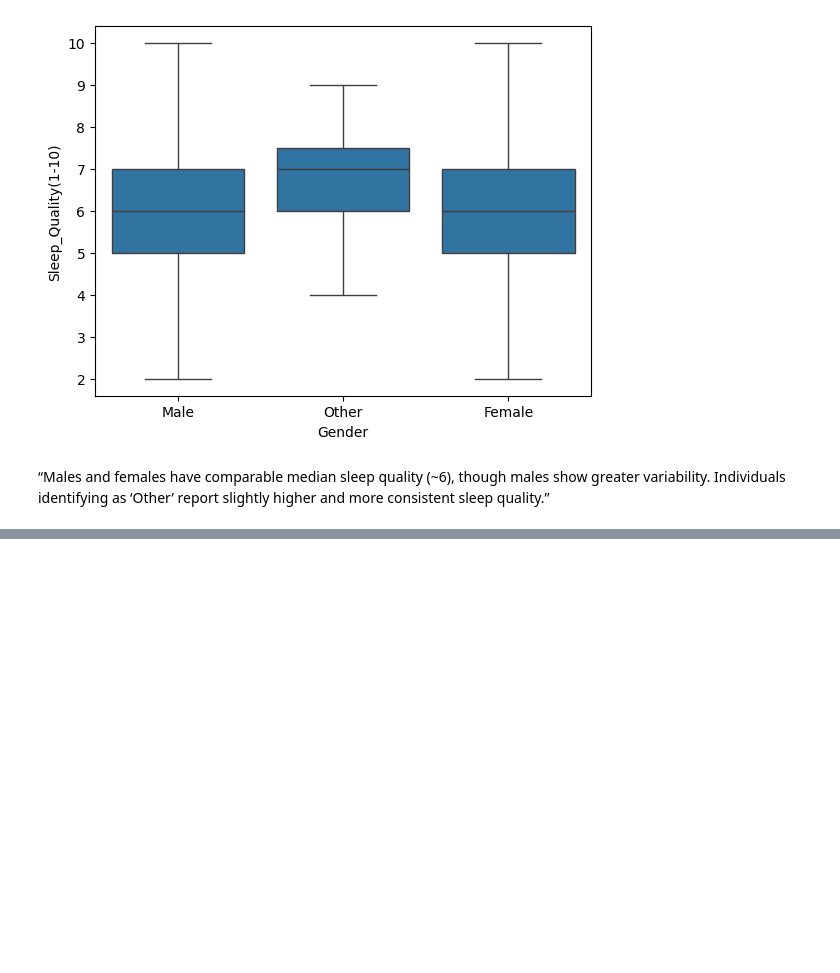
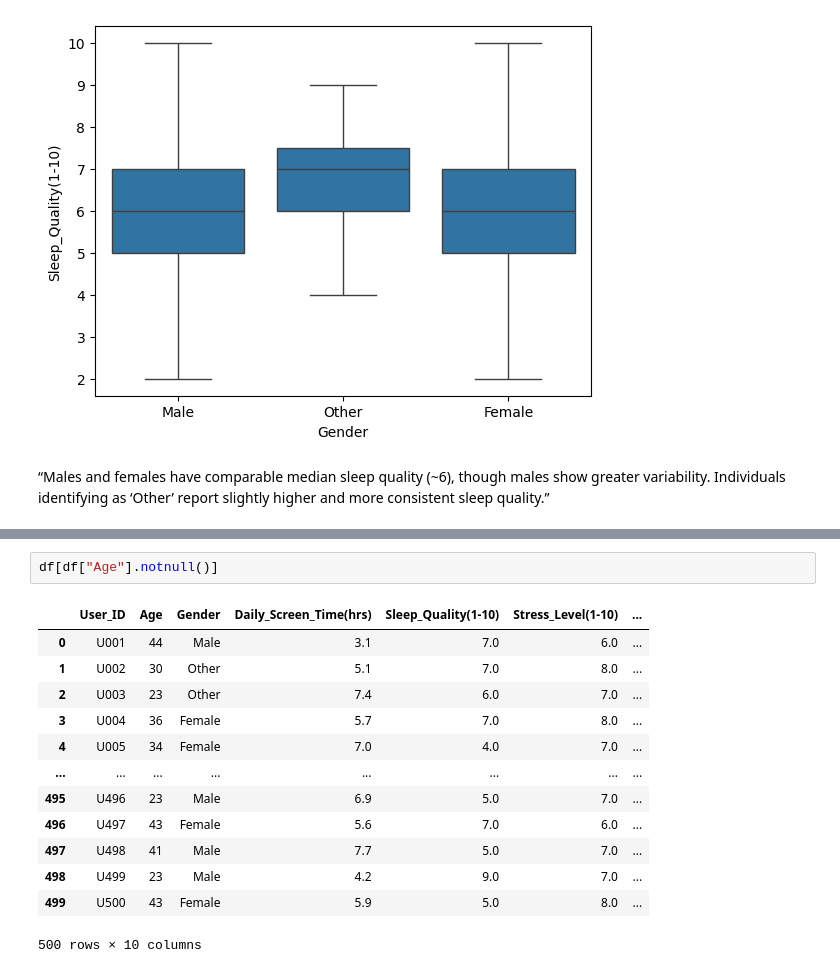
Before and after one commit to Ashmit-rai17/SocialMedia-Usage-Analysis, a Jupyter notebook: eda.ipynb, the cells around one changed output, grey strips where cells are left out. Saved outputs shown, nothing was run; the diff lists cells and outputs as text; blank space fills up the shorter version.

```diff
--- a/eda.ipynb
+++ b/eda.ipynb
@@ -142,0 +150,16 @@ sns.boxplot(x = df["Gender"] , y=df["Sleep_Quality(1-10)"])
+# %%
+df[df["Age"].notnull()]
+# %% [output]
+|  | User_ID | Age | Gender | Daily_Screen_Time(hrs) | Sleep_Quality(1-10) | Stress_Level(1-10) | ... |
+| 0 | U001 | 44 | Male | 3.1 | 7.0 | 6.0 | ... |
+| 1 | U002 | 30 | Other | 5.1 | 7.0 | 8.0 | ... |
+| 2 | U003 | 23 | Other | 7.4 | 6.0 | 7.0 | ... |
+| 3 | U004 | 36 | Female | 5.7 | 7.0 | 8.0 | ... |
+| 4 | U005 | 34 | Female | 7.0 | 4.0 | 7.0 | ... |
+| ... | ... | ... | ... | ... | ... | ... | ... |
+| 495 | U496 | 23 | Male | 6.9 | 5.0 | 7.0 | ... |
+| 496 | U497 | 43 | Female | 5.6 | 7.0 | 6.0 | ... |
+| 497 | U498 | 41 | Male | 7.7 | 5.0 | 7.0 | ... |
+| 498 | U499 | 23 | Male | 4.2 | 9.0 | 7.0 | ... |
+| 499 | U500 | 43 | Female | 5.9 | 5.0 | 8.0 | ... |
+500 rows × 10 columns
```
Also changed, not shown: parts of 5 cells of this notebook.
